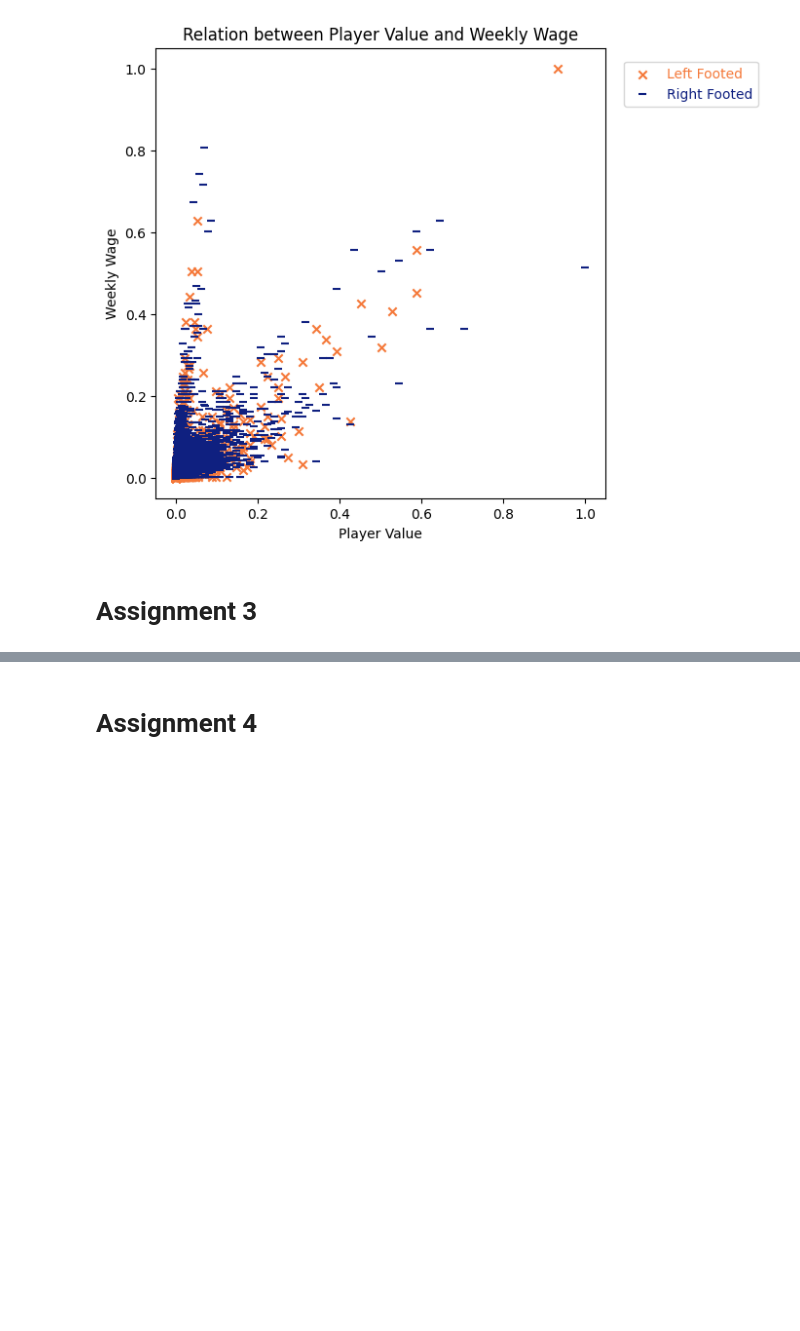
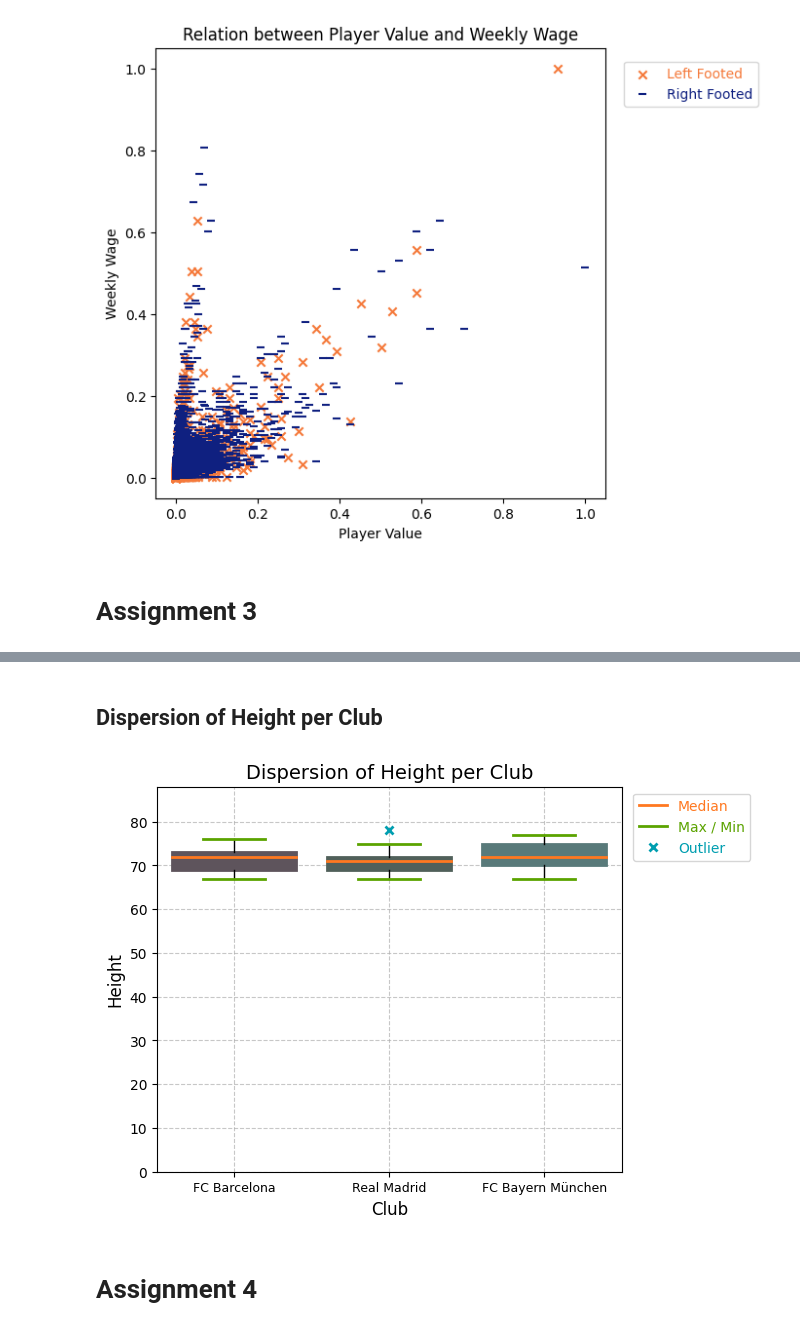
Before and after one commit to mukoubuchi/kaggle, a Jupyter notebook: dataviz-badging-practical-examination.ipynb, the cells around one changed output, grey strips where cells are left out. Saved outputs shown, nothing was run; the diff lists cells and outputs as text; code cells hidden in the pictures; blank space fills up the shorter version.

```diff
--- a/dataviz-badging-practical-examination.ipynb
+++ b/dataviz-badging-practical-examination.ipynb
@@ -207,3 +209,52 @@ plt.show()
+# %% [markdown]
+## Dispersion of Height per Club
+# %%
+# Making data of height per team
+df_bar_h = df_tmp.query('Club in ["FC Barcelona"]')['Height']
+df_rea_h = df_tmp.query('Club in ["Real Madrid"]')['Height']
+df_bay_h = df_tmp.query('Club in ["FC Bayern München"]')['Height']
+
+# Define colors
+bxcolor = ['#5E545C', '#50605A', '#597A7A']
+lncolor = ['#FF7820', '#5ba300', '#009EB0']
+
+# Create boxplots
+plt.figure(figsize=(6, 5))
+bp = plt.boxplot([df_bar_h, df_rea_h, df_bay_h],
+            labels=['FC Barcelona', 'Real Madrid', 'FC Bayern München'],
+            widths=(0.8, 0.8, 0.8),
+            patch_artist=True,
+            flierprops=dict(marker='x', markeredgecolor=lncolor[2], markeredgewidth=2)
+           )
+
+# Set box colors
+for b, c in zip(bp['boxes'], bxcolor):
+    b.set(color=c, linewidth=2) # outline
+    b.set_facecolor(c) # body
+
+# Set line colors
+[b.set(color=lncolor[0], linewidth=2) for b in bp['medians']]
+[b.set(color=lncolor[1], linewidth=2) for b in bp['caps']]
+[b.set(color=lncolor[2], linewidth=2) for b in bp['fliers']]
+
+lines = [bp['medians'][0], bp['caps'][0], bp['fliers'][0]]
+
+# Create legend
+legend_labels = ['Median', 'Max / Min', 'Outlier']
+plt.legend(lines, legend_labels, labelcolor='markeredgecolor', bbox_to_anchor=(1.01, 1), loc='upper left')
+
+# Add grid and labels
+plt.grid(True, linestyle='--', alpha=0.7)
+plt.title('Dispersion of Height per Club', fontsize=14)
+plt.xlabel('Club', fontsize=12)
+plt.ylabel('Height', fontsize=12)
+plt.xticks(fontsize=9)
+plt.yticks(np.arange(0, max(df_tmp['Height'])+10, 10))  # Start Y-axis from 0
+plt.ylim(0, max(df_tmp['Height'])+10)  # Set Y-axis limits
+
+plt.show()
+# %% [output]
+[figure, added]
 # %% [markdown]
 # Assignment 4
 # %%
```
Also changed, not shown: parts of 7 cells of this notebook.
